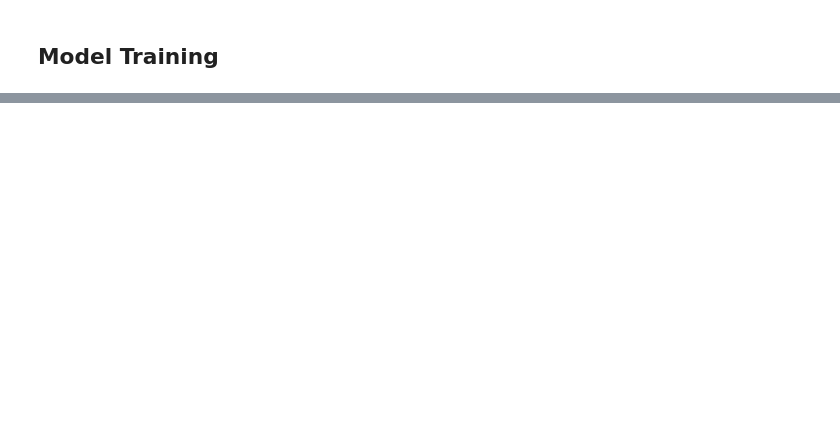
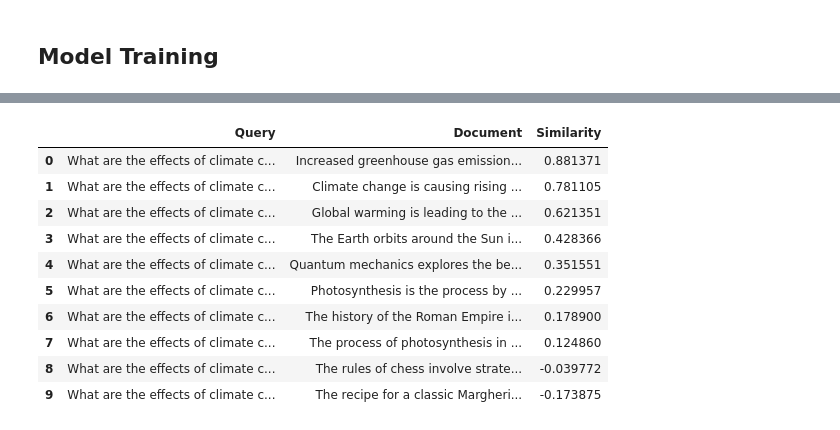
Before and after one commit to johnx25bd/mlx-two-tower-search, a Jupyter notebook: src/models/TwoTowerEncoder.ipynb, the cells around one changed output, grey strips where cells are left out. Cells and saved outputs as stored; diff of their text form; code cells hidden in the pictures; blank space fills up the shorter version.

```diff
--- a/src/models/TwoTowerEncoder.ipynb
+++ b/src/models/TwoTowerEncoder.ipynb
@@ -204,0 +286,45 @@ Find logs at: ./wandb/run-20241024_123428-ky021n05/logs
+# %%
+model.eval()
+with torch.no_grad():
+    # Tokenize and prepare the query
+    query_tokens = torch.tensor([str_to_tokens(query, word_to_idx)])
+    query_mask = (query_tokens != 0).float()
+
+    # Tokenize and prepare the documents
+    doc_tokens = [torch.tensor([str_to_tokens(doc, word_to_idx)]) for doc in documents]
+    doc_masks = [(doc != 0).float() for doc in doc_tokens]
+
+    # Calculate similarities
+    similarities = []
+    for doc, mask in zip(doc_tokens, doc_masks):
+        similarity = model(doc, query_tokens, doc_mask=mask, query_mask=query_mask)
+        similarities.append(similarity.item())
+
+    # Sort documents by similarity
+    ranked_docs = sorted(zip(documents, similarities), key=lambda x: x[1], reverse=True)
+# %%
+df_ranked_docs = pd.DataFrame(ranked_docs, columns=['Document', 'Similarity'])
+df_ranked_docs['Query'] = query
+df_ranked_docs = df_ranked_docs[['Query', 'Document', 'Similarity']]
+pd.set_option('display.max_colwidth', None)
+
+styled_df = df_ranked_docs.style.set_table_styles(
+    {
+        'Query': [{'selector': '', 'props': [('width', '150px')]}],
+        'Document': [{'selector': '', 'props': [('width', '600px')]}]
+    }
+)
+
+styled_df
+# %% [output]
+|  | Query | Document | Similarity |
+| 0 | What are the effects of climate c... | Increased greenhouse gas emission... | 0.881371 |
+| 1 | What are the effects of climate c... | Climate change is causing rising ... | 0.781105 |
+| 2 | What are the effects of climate c... | Global warming is leading to the ... | 0.621351 |
+| 3 | What are the effects of climate c... | The Earth orbits around the Sun i... | 0.428366 |
+| 4 | What are the effects of climate c... | Quantum mechanics explores the be... | 0.351551 |
+| 5 | What are the effects of climate c... | Photosynthesis is the process by ... | 0.229957 |
+| 6 | What are the effects of climate c... | The history of the Roman Empire i... | 0.178900 |
+| 7 | What are the effects of climate c... | The process of photosynthesis in ... | 0.124860 |
+| 8 | What are the effects of climate c... | The rules of chess involve strate... | -0.039772 |
+| 9 | What are the effects of climate c... | The recipe for a classic Margheri... | -0.173875 |
```
Also changed, not shown: parts of 22 cells of this notebook, 1 other file.
